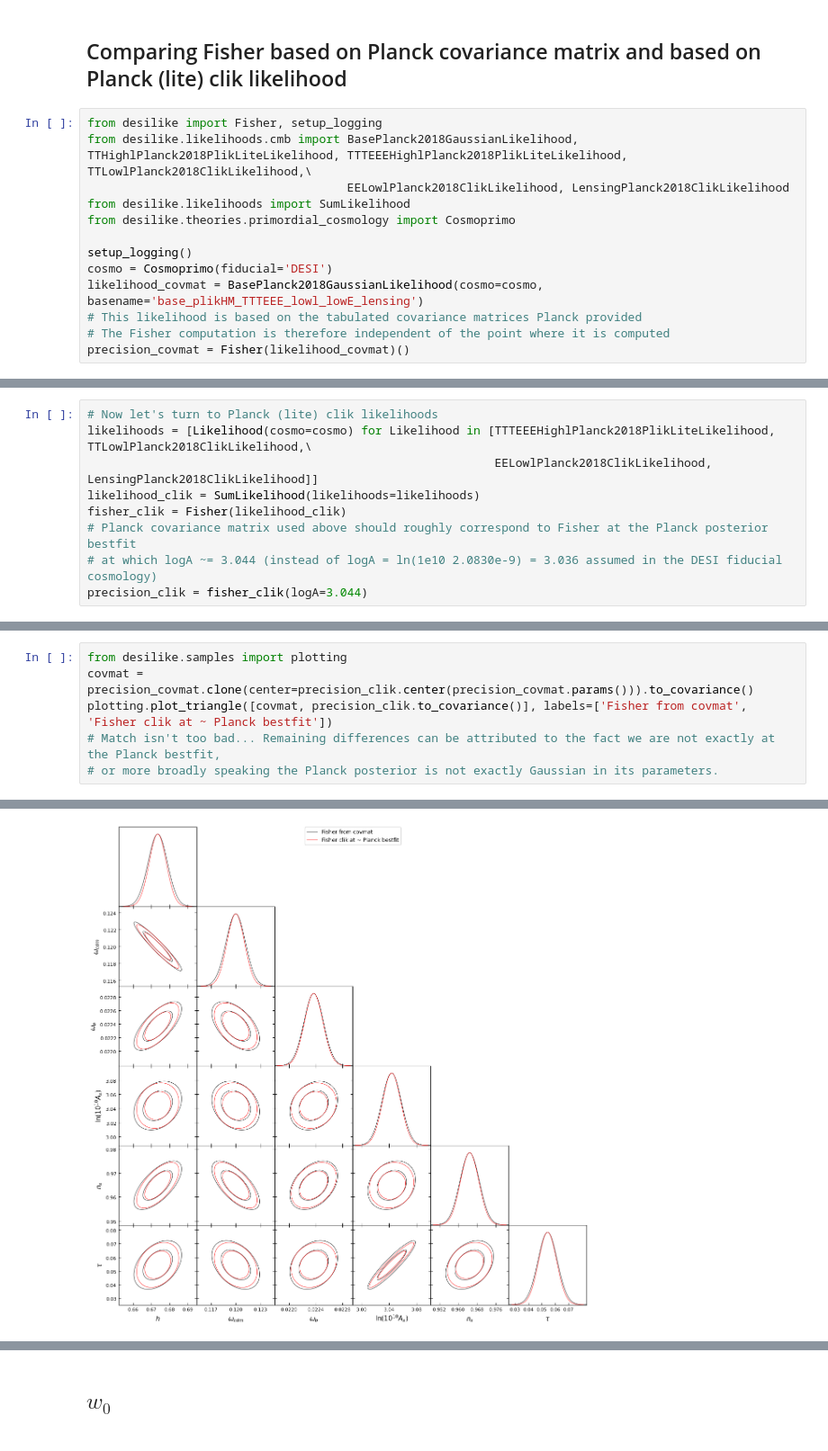
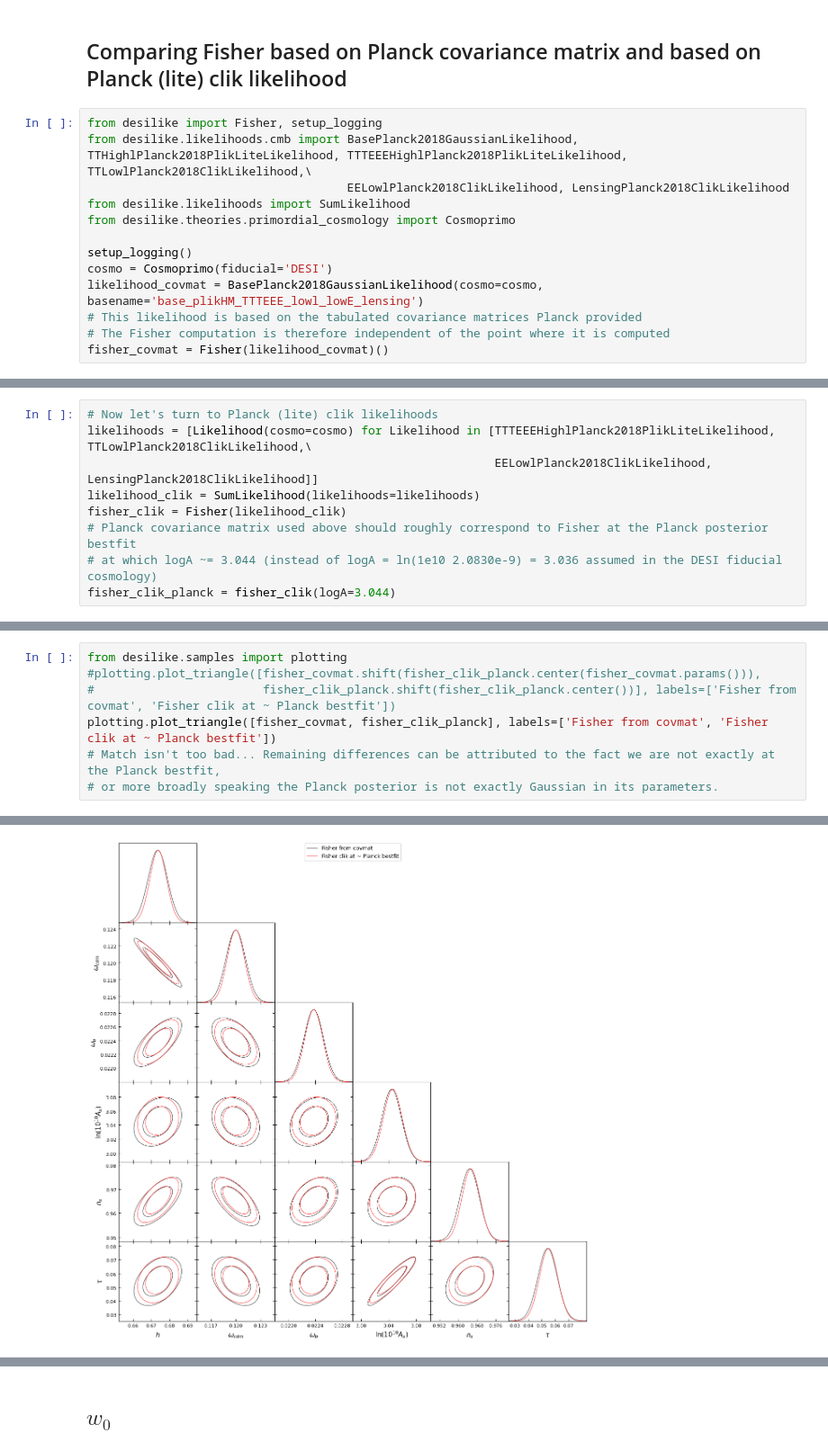
Before and after one commit to cosmodesi/desilike, a Jupyter notebook: nb/fisher_planck.ipynb, the cells around one changed output, grey strips where cells are left out. Shown at 90% size. Cells and saved outputs as stored; diff of their text form.

```diff
--- a/nb/fisher_planck.ipynb
+++ b/nb/fisher_planck.ipynb
@@ -16,5 +16,5 @@ cosmo = Cosmoprimo(fiducial='DESI')
 likelihood_covmat = BasePlanck2018GaussianLikelihood(cosmo=cosmo, basename='base_plikHM_TTTEEE_lowl_lowE_lensing')
 # This likelihood is based on the tabulated covariance matrices Planck provided
 # The Fisher computation is therefore independent of the point where it is computed
-precision_covmat = Fisher(likelihood_covmat)()
+fisher_covmat = Fisher(likelihood_covmat)()
 # %% [output]
@@ -43,5 +44,5 @@ likelihood_clik = SumLikelihood(likelihoods=likelihoods)
 fisher_clik = Fisher(likelihood_clik)
 # Planck covariance matrix used above should roughly correspond to Fisher at the Planck posterior bestfit
 # at which logA ~= 3.044 (instead of logA = ln(1e10 2.0830e-9) = 3.036 assumed in the DESI fiducial cosmology)
-precision_clik = fisher_clik(logA=3.044)
+fisher_clik_planck = fisher_clik(logA=3.044)
 # %% [output]
@@ -72,7 +77,8 @@ precision_clik = fisher_clik(logA=3.044)
 # %%
 from desilike.samples import plotting
-covmat = precision_covmat.clone(center=precision_clik.center(precision_covmat.params())).to_covariance()
-plotting.plot_triangle([covmat, precision_clik.to_covariance()], labels=['Fisher from covmat', 'Fisher clik at ~ Planck bestfit'])
+#plotting.plot_triangle([fisher_covmat.shift(fisher_clik_planck.center(fisher_covmat.params())),
+#                        fisher_clik_planck.shift(fisher_clik_planck.center())], labels=['Fisher from covmat', 'Fisher clik at ~ Planck bestfit'])
+plotting.plot_triangle([fisher_covmat, fisher_clik_planck], labels=['Fisher from covmat', 'Fisher clik at ~ Planck bestfit'])
 # Match isn't too bad... Remaining differences can be attributed to the fact we are not exactly at the Planck bestfit,
 # or more broadly speaking the Planck posterior is not exactly Gaussian in its parameters.
 # %% [output]
@@ -80,4 +86,4 @@ plotting.plot_triangle([covmat, precision_clik.to_covariance()], labels=['Fisher
 <getdist.plots.GetDistPlotter at 0x...>
-[figure, old version]
+[figure, new version]
 # %%
 # If, e.g. we had chosen the DESI fiducial cosmology as a center point
```
Also changed, not shown: parts of 10 cells of this notebook, 27 other files.
